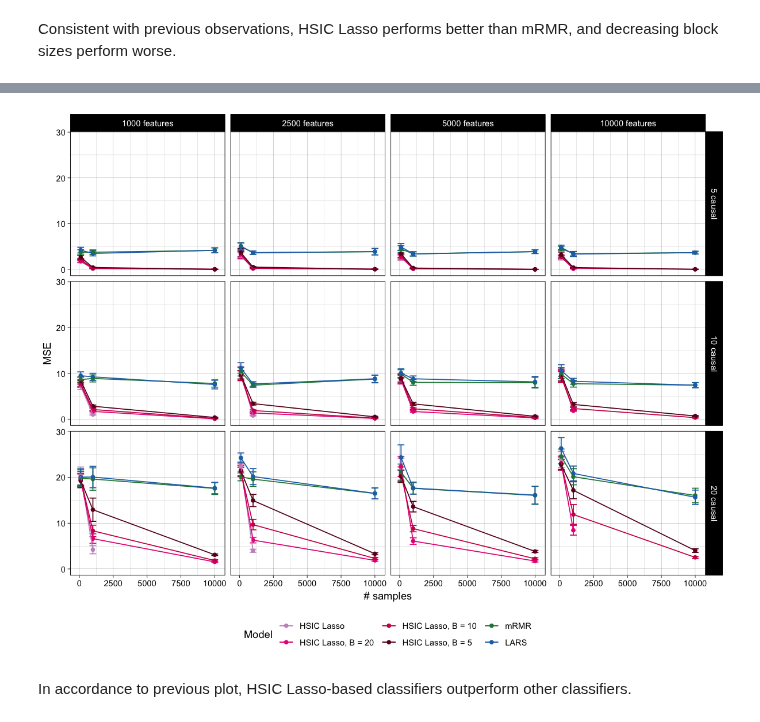
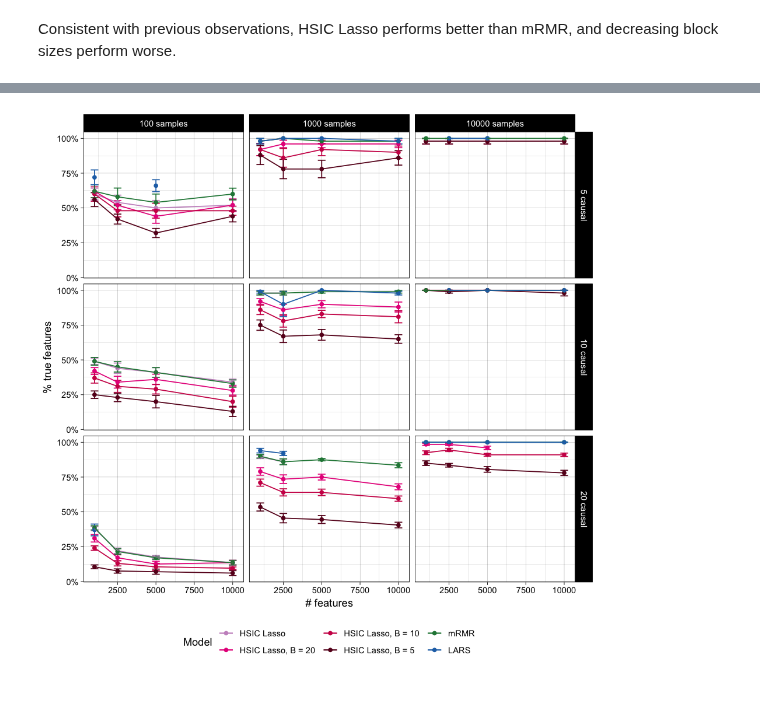
Before and after one commit to hclimente/nori, a Jupyter notebook: doc/benchmark.ipynb, the cells around one changed output, grey strips where cells are left out. Drawn from its saved outputs; the diff is of its cells as text; code cells hidden in the pictures.

```diff
--- a/doc/benchmark.ipynb
+++ b/doc/benchmark.ipynb
@@ -249,0 +234,10 @@ We fitted a kernelized SVR to the features selected by mRMR and HSIC lasso. Then
+# %%
+# Feature selection measures
+features <- read_tsv('../results/benchmark/discrete_feature_selection.tsv',
+                     col_types = 'ciiiiid') %>%
+    mutate(model = gsub(', discrete_x = True', '', model)) %>%
+    prepare_df %>%
+    summarize(n = n(), ended = sum(!is.na(tpr)),
+              sem = sd(tpr) / sqrt(ended), tpr = mean(tpr),
+              selected = mean(selected)) %>%
+    ungroup
@@ -250,13 +260,13 @@ We fitted a kernelized SVR to the features selected by mRMR and HSIC lasso. Then
 # %%
-options(repr.plot.width=10, repr.plot.height=8)
-prediction %>%
-    ggplot(aes(x = samples, y = mse, color = model)) +
-        geom_errorbar(aes(ymin = mse - sem, ymax = mse + sem), width = 500) +
-        geom_point() +
-        geom_line() +
-        theme_linedraw() +
-        theme(legend.position = 'bottom') +
-        labs(x = '# samples', y = 'MSE', color = 'Model') +
-        facet_grid(causal_txt ~ features_txt) +
-        scale_color_manual(values = palette)
+options(repr.plot.width=8, repr.plot.height=8)
+ggplot(features, aes(x = features, y = tpr, color = model)) +
+    geom_errorbar(aes(ymin = tpr - sem, ymax = tpr + sem), width = 500) +
+    geom_point() +
+    geom_line() +
+    theme_linedraw() +
+    theme(legend.position = 'bottom') +
+    labs(x = '# features', y = '% true features', color = 'Model') +
+    facet_grid(causal_txt ~ samples_txt) +
+    scale_y_continuous(labels = scales::percent) +
+    scale_color_manual(values = palette)
 # %% [output]
@@ -263,3 +276 @@ prediction %>%
-[figure, old version]
+[figure, new version]
-# %% [markdown]
-In accordance to previous plot, HSIC Lasso-based classifiers outperform other classifiers.
```
Also changed, not shown: parts of 13 cells of this notebook, 1 other file.
